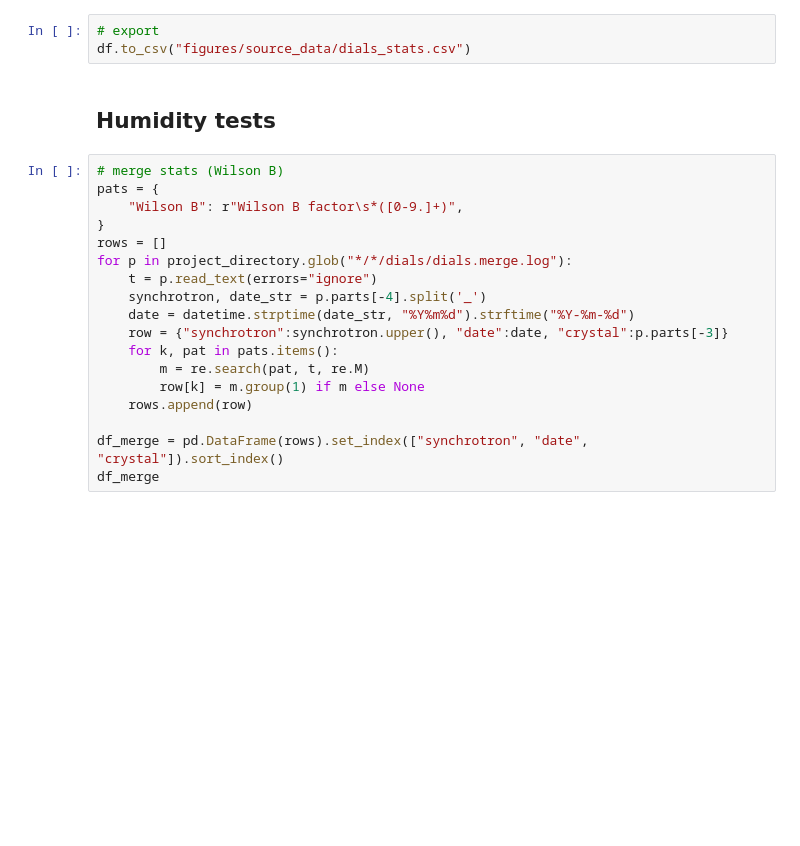
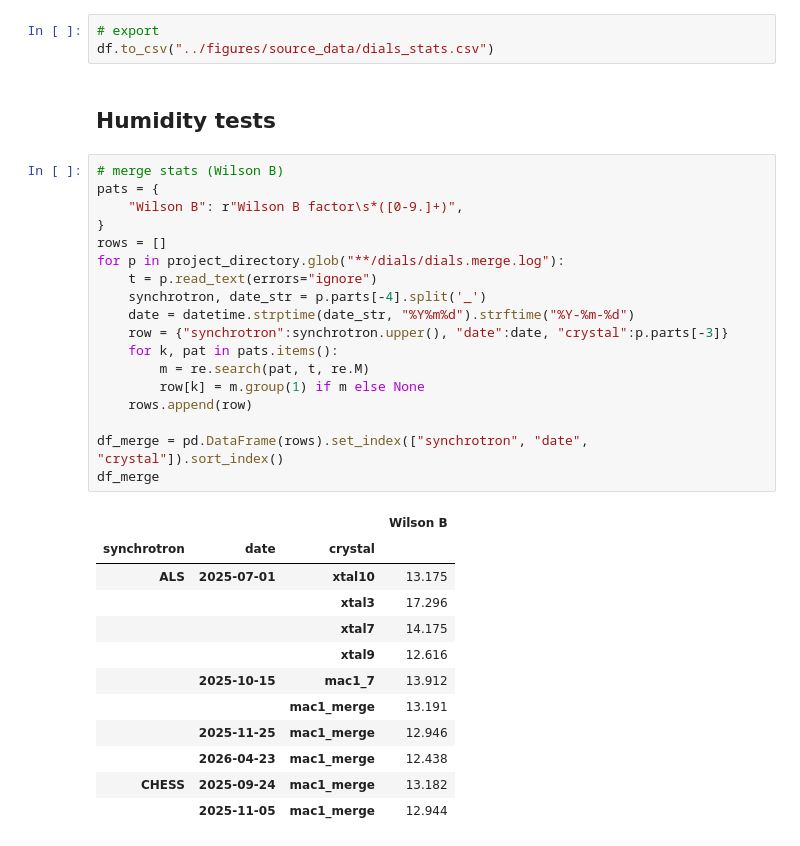
Before and after one commit to prism-science/diffuse-analysis-mac1-east-west, a Jupyter notebook: analysis/gather_dials_stats.ipynb, the cells around one changed output. Drawn from its saved outputs; the diff is of its cells as text; blank space fills up the shorter version.

```diff
--- a/analysis/gather_dials_stats.ipynb
+++ b/analysis/gather_dials_stats.ipynb
@@ -112,26 +184,39 @@ df
 # %%
 # export
-df.to_csv("figures/source_data/dials_stats.csv")
+df.to_csv("../figures/source_data/dials_stats.csv")
 # %% [markdown]
 ## Humidity tests
 # %%
 # merge stats (Wilson B)
 pats = {
     "Wilson B": r"Wilson B factor\s*([0-9.]+)",
 }
 rows = []
-for p in project_directory.glob("*/*/dials/dials.merge.log"):
+for p in project_directory.glob("**/dials/dials.merge.log"):
     t = p.read_text(errors="ignore")
     synchrotron, date_str = p.parts[-4].split('_')
     date = datetime.strptime(date_str, "%Y%m%d").strftime("%Y-%m-%d")
     row = {"synchrotron":synchrotron.upper(), "date":date, "crystal":p.parts[-3]}
     for k, pat in pats.items():
         m = re.search(pat, t, re.M)
         row[k] = m.group(1) if m else None
     rows.append(row)
 
 df_merge = pd.DataFrame(rows).set_index(["synchrotron", "date", "crystal"]).sort_index()
 df_merge
+# %% [output]
+|  |  |  | Wilson B |
+| synchrotron | date | crystal |  |
+| ALS | 2025-07-01 | xtal10 | 13.175 |
+|  |  | xtal3 | 17.296 |
+|  |  | xtal7 | 14.175 |
+|  |  | xtal9 | 12.616 |
+|  | 2025-10-15 | mac1_7 | 13.912 |
+|  |  | mac1_merge | 13.191 |
+|  | 2025-11-25 | mac1_merge | 12.946 |
+|  | 2026-04-23 | mac1_merge | 12.438 |
+| CHESS | 2025-09-24 | mac1_merge | 13.182 |
+|  | 2025-11-05 | mac1_merge | 12.944 |
 # %%
 df = df_integrate.join(df_merge,how='outer')
 df = df.loc['ALS'] # drop the CHESS data
```
Also changed, not shown: parts of 7 cells of this notebook.
